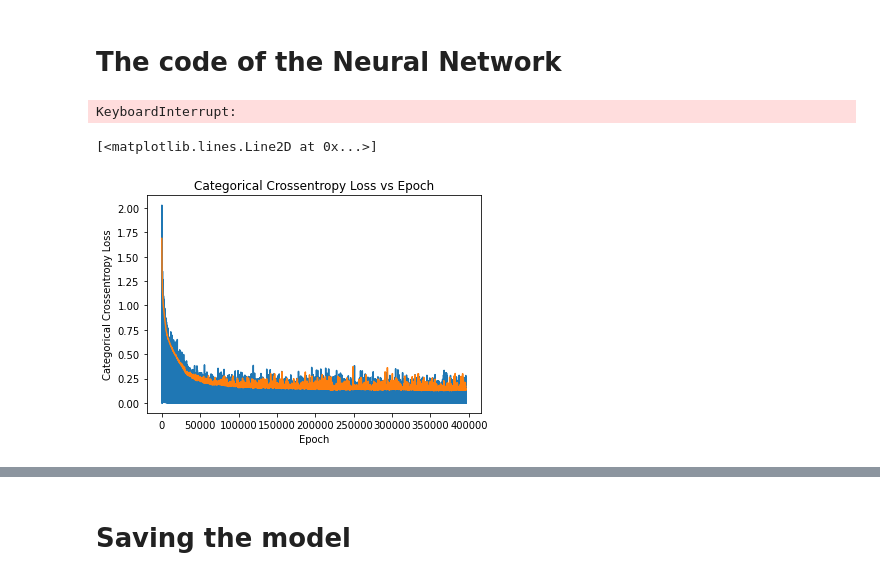
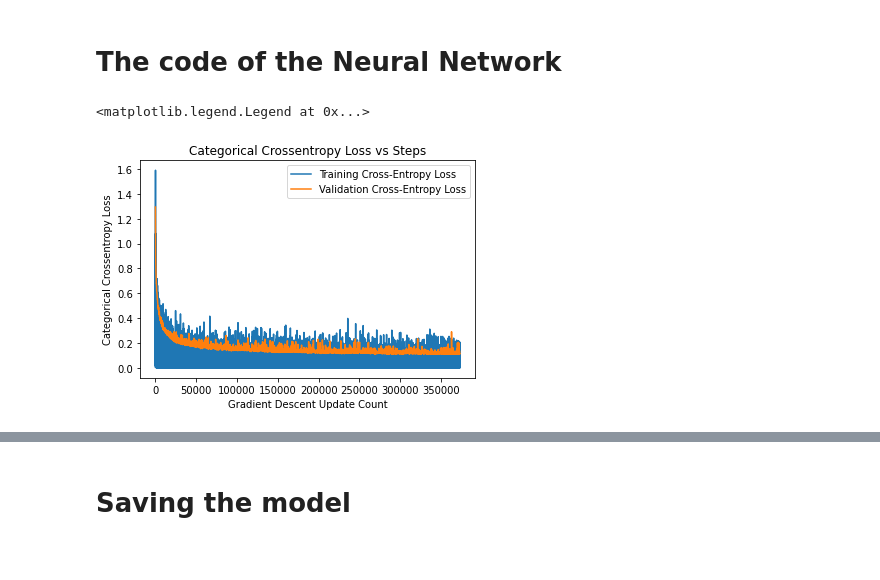
Before and after one commit to IlterOnatKorkmaz/Classification-of-Stellar-Objects-by-Using-Data-from-Sloan-Digital-Sky-Survey, a Jupyter notebook: NeuralNetwork.ipynb, the cells around one changed output, grey strips where cells are left out. Cells and saved outputs as stored; diff of their text form; code cells hidden in the pictures.

```diff
--- a/NeuralNetwork.ipynb
+++ b/NeuralNetwork.ipynb
@@ -189,20 +189,20 @@ model = Sequential_Model(input_size=12,loss_type = "cross_categorical_entropy",l
 model.add(Layer(activation_func="linear", size=12))
 model.add(Layer(activation_func="relu",size=64))
 model.add(Layer(activation_func="relu",size=32))
+model.add(Layer(activation_func="relu",size=16))
 model.add(Layer(activation_func="softmax",size=3))
 model.compile()
 # %%
 model.train(train_x,train_y,epoch=5,learning_rate=0.001,val_size=5000)
-# %% [output]
-KeyboardInterrupt:
 # %%
 import matplotlib.pyplot as plt
 fig, ax = plt.subplots()
-plt.title("Categorical Crossentropy Loss vs Epoch")
-plt.xlabel("Epoch")
+plt.title("Categorical Crossentropy Loss vs Steps")
+plt.xlabel("Gradient Descent Update Count")
 plt.ylabel("Categorical Crossentropy Loss")
 plt.plot(range(len(model.error_list)),model.error_list)
 plt.plot(np.arange(len(model.val_error_list))*bacth_size,model.val_error_list)
+plt.legend(["Training Cross-Entropy Loss","Validation Cross-Entropy Loss"])
 # %% [output]
-[<matplotlib.lines.Line2D at 0x...>]
+<matplotlib.legend.Legend at 0x...>
-[figure, old version]
+[figure, new version]
```
Also changed, not shown: parts of 4 cells of this notebook, 1 other file.
